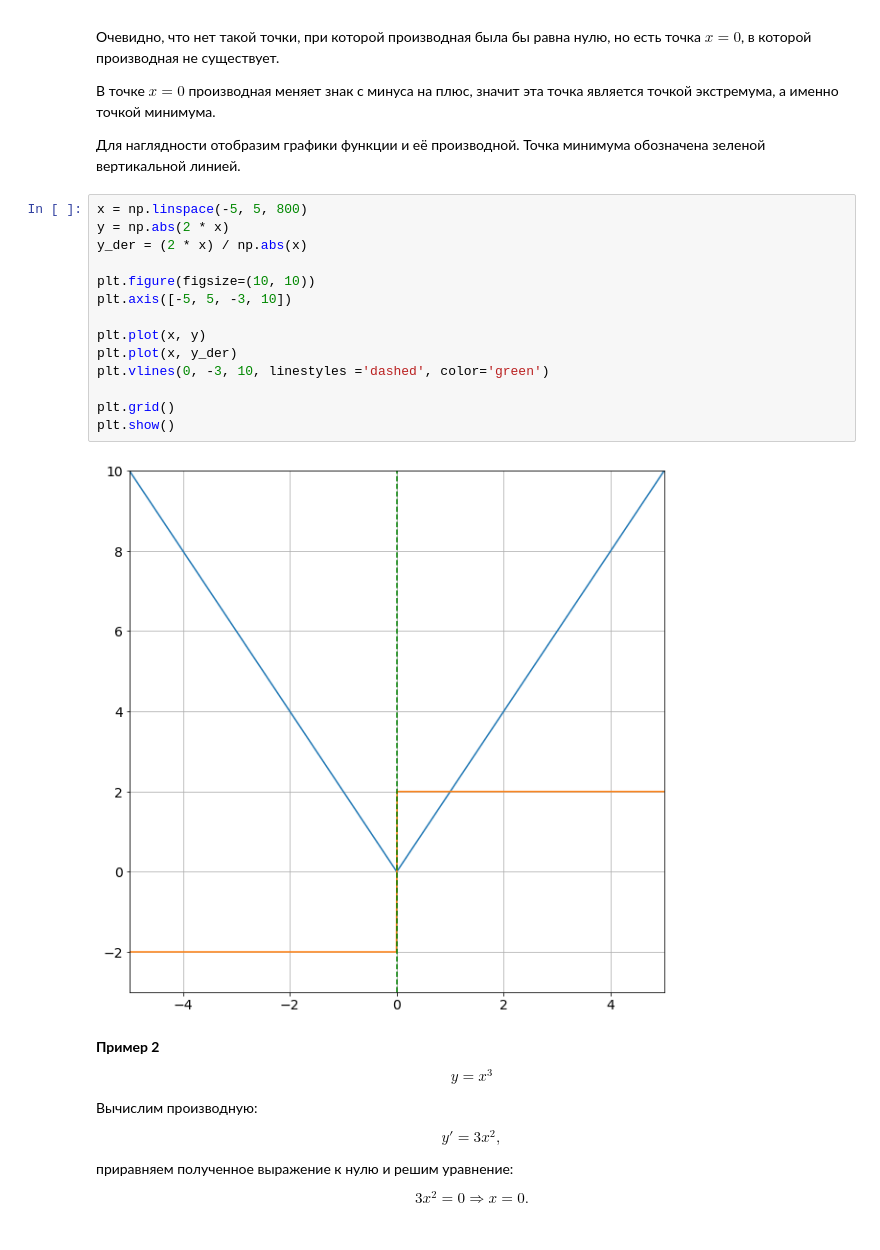
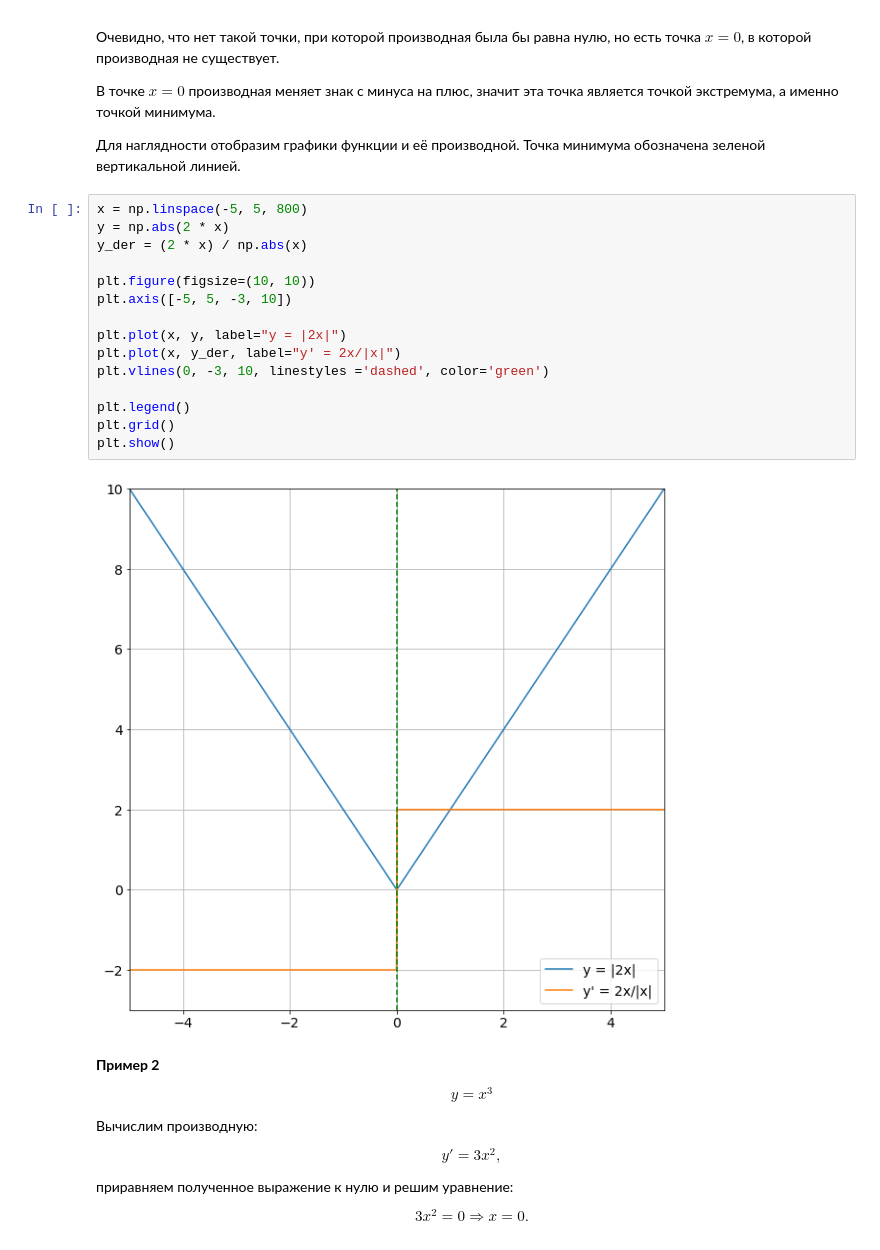
Before and after one commit to lkamalt/math-basics, a Jupyter notebook: lesson7/hw_lesson7.ipynb, the cells around one changed output. Saved outputs shown, nothing was run; the diff lists cells and outputs as text.

```diff
--- a/lesson7/hw_lesson7.ipynb
+++ b/lesson7/hw_lesson7.ipynb
@@ -94,19 +94,20 @@ $$y' = \frac{2x}{|x|}.$$
 # %%
 x = np.linspace(-5, 5, 800)
 y = np.abs(2 * x)
 y_der = (2 * x) / np.abs(x)
 
 plt.figure(figsize=(10, 10))
 plt.axis([-5, 5, -3, 10])
 
-plt.plot(x, y)
-plt.plot(x, y_der)
+plt.plot(x, y, label="y = |2x|")
+plt.plot(x, y_der, label="y' = 2x/|x|")
 plt.vlines(0, -3, 10, linestyles ='dashed', color='green')
 
+plt.legend()
 plt.grid()
 plt.show()
 # %% [output]
-[figure, old version]
+[figure, new version]
 # %% [markdown]
 **Пример 2** <a class='anchor' id='derivative_2_2'>
 
```
Also changed, not shown: parts of 3 cells of this notebook.
